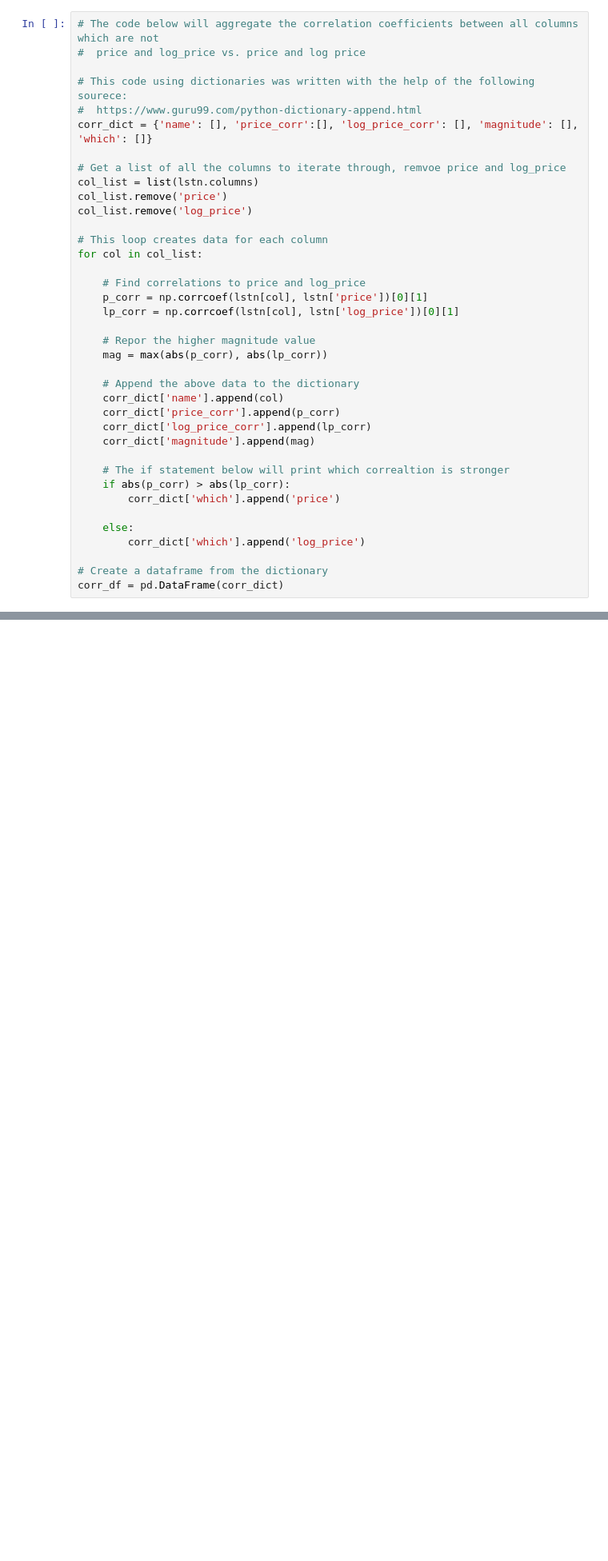
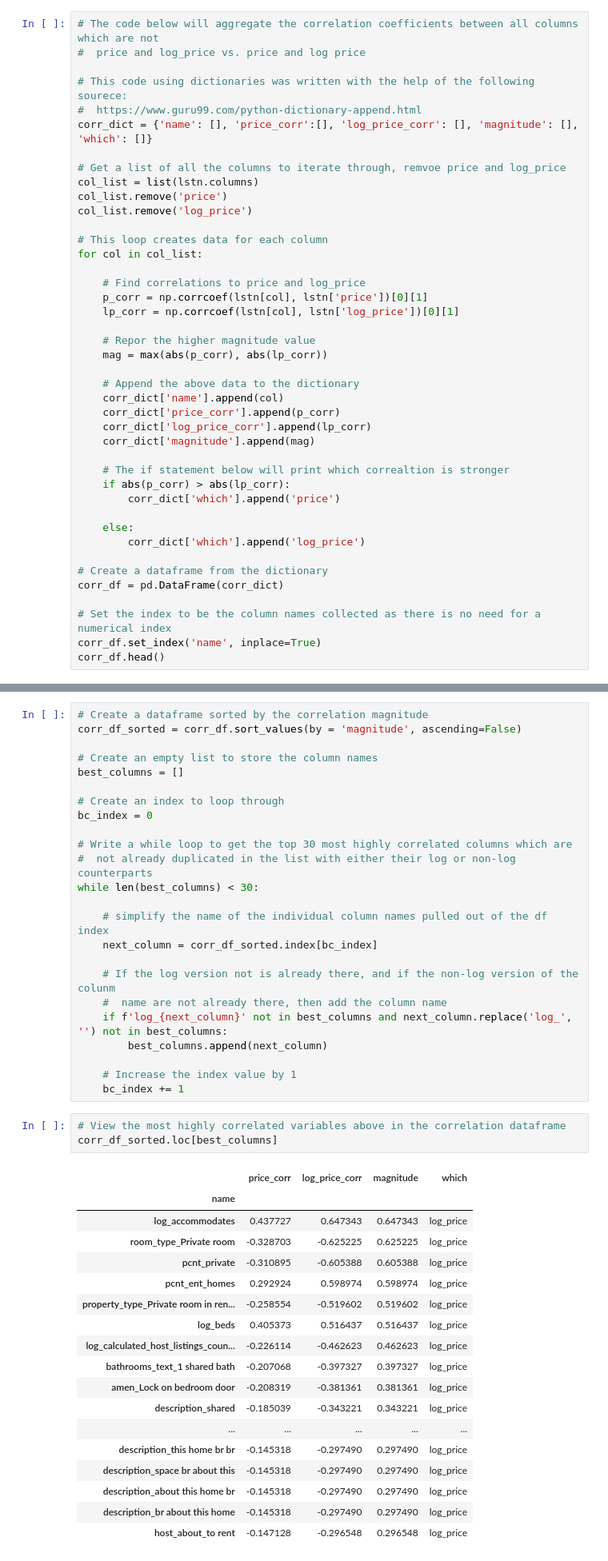
Before and after one commit to drossDS/Air_BnB_Fair_Pricing, a Jupyter notebook: code/5-pre-modeling.ipynb, the cells around one changed output, grey strips where cells are left out. Shown at 80% size. Drawn from its saved outputs; the diff is of its cells as text; blank space fills up the shorter version.

```diff
--- a/code/5-pre-modeling.ipynb
+++ b/code/5-pre-modeling.ipynb
@@ -62,3 +62,7 @@ for col in col_list:
 
 # Create a dataframe from the dictionary
 corr_df = pd.DataFrame(corr_dict)
+
+# Set the index to be the column names collected as there is no need for a numerical index
+corr_df.set_index('name', inplace=True)
+corr_df.head()
@@ -117,0 +85,46 @@ best_corrs.sort_values(by = 'magnitude', ascending=False)
+# %%
+# Create a dataframe sorted by the correlation magnitude
+corr_df_sorted = corr_df.sort_values(by = 'magnitude', ascending=False)
+
+# Create an empty list to store the column names
+best_columns = []
+
+# Create an index to loop through
+bc_index = 0
+
+# Write a while loop to get the top 30 most highly correlated columns which are
+#  not already duplicated in the list with either their log or non-log counterparts
+while len(best_columns) < 30:
+
+    # simplify the name of the individual column names pulled out of the df index
+    next_column = corr_df_sorted.index[bc_index]
+
+    # If the log version not is already there, and if the non-log version of the colunm
+    #  name are not already there, then add the column name
+    if f'log_{next_column}' not in best_columns and next_column.replace('log_', '') not in best_columns:
+        best_columns.append(next_column)
+
+    # Increase the index value by 1
+    bc_index += 1
+# %%
+# View the most highly correlated variables above in the correlation dataframe
+corr_df_sorted.loc[best_columns]
+# %% [output]
+|  | price_corr | log_price_corr | magnitude | which |
+| name |  |  |  |  |
+| log_accommodates | 0.437727 | 0.647343 | 0.647343 | log_price |
+| room_type_Private room | -0.328703 | -0.625225 | 0.625225 | log_price |
+| pcnt_private | -0.310895 | -0.605388 | 0.605388 | log_price |
+| pcnt_ent_homes | 0.292924 | 0.598974 | 0.598974 | log_price |
+| property_type_Private room in ren... | -0.258554 | -0.519602 | 0.519602 | log_price |
+| log_beds | 0.405373 | 0.516437 | 0.516437 | log_price |
+| log_calculated_host_listings_coun... | -0.226114 | -0.462623 | 0.462623 | log_price |
+| bathrooms_text_1 shared bath | -0.207068 | -0.397327 | 0.397327 | log_price |
+| amen_Lock on bedroom door | -0.208319 | -0.381361 | 0.381361 | log_price |
+| description_shared | -0.185039 | -0.343221 | 0.343221 | log_price |
+| ... | ... | ... | ... | ... |
+| description_this home br br | -0.145318 | -0.297490 | 0.297490 | log_price |
+| description_space br about this | -0.145318 | -0.297490 | 0.297490 | log_price |
+| description_about this home br | -0.145318 | -0.297490 | 0.297490 | log_price |
+| description_br about this home | -0.145318 | -0.297490 | 0.297490 | log_price |
+| host_about_to rent | -0.147128 | -0.296548 | 0.296548 | log_price |
```
Also changed, not shown: parts of 4 cells of this notebook.
